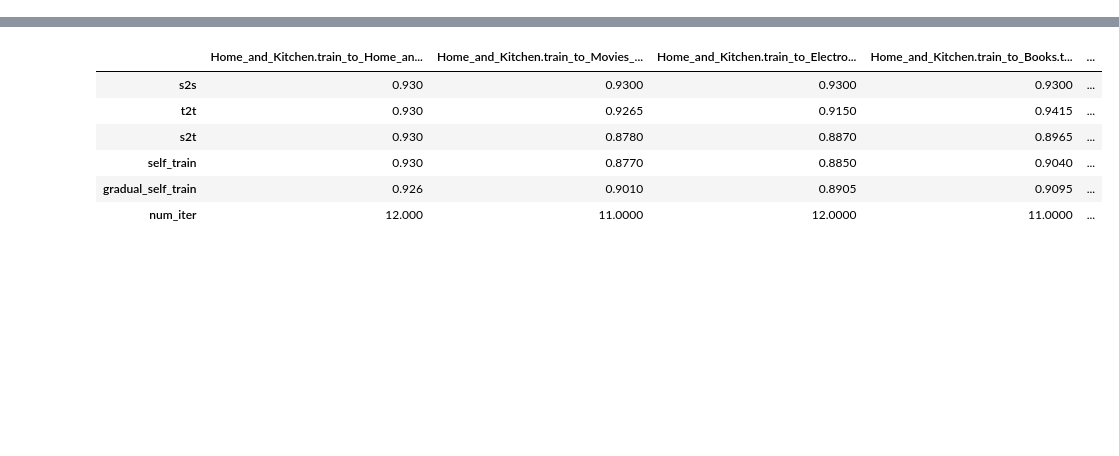
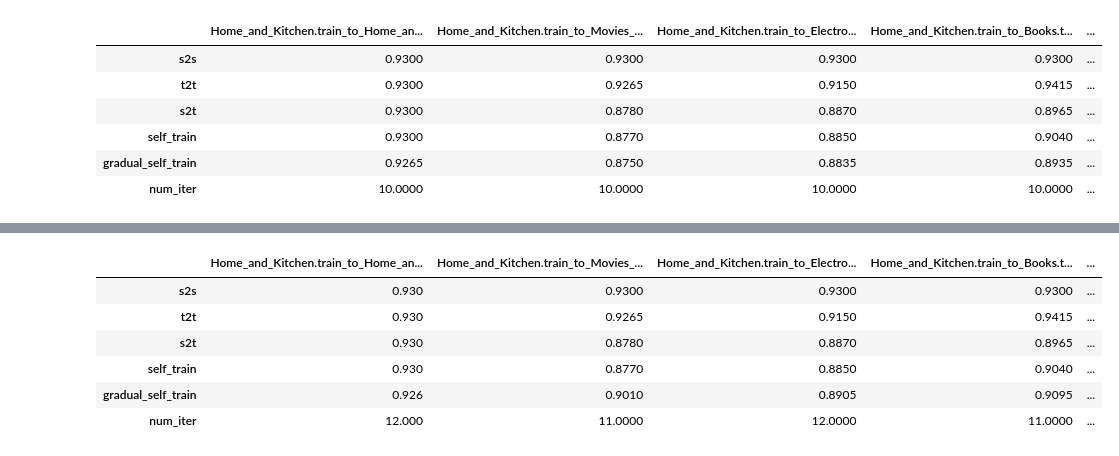
Before and after one commit to zycalice/domain-adaptation-nlp, a Jupyter notebook: notebooks/few_labels.ipynb, the cells around one changed output, grey strips where cells are left out. Cells and saved outputs as stored; diff of their text form; code cells hidden in the pictures; blank space fills up the shorter version.

```diff
--- a/notebooks/few_labels.ipynb
+++ b/notebooks/few_labels.ipynb
@@ -5,6 +5,12 @@ import pandas as pd
 # %%
 data_path = "/Users/yuchen.zhang/Documents/Projects/domain-adaptation-nlp/outputs/"
 # %%
+with open (data_path + "accuracies_ti_amazon_dist_unblc_c0.1.json" ,"r") as f:
+    no_fs_no_blc_dist = json.load(f)
+
+with open (data_path + "accuracies_ti_amazon_conf_unblc_c0.1.json" ,"r") as f:
+    no_fs_no_blc_conf = json.load(f)
+
 with open (data_path + "accuracies_ti_amazon_dist_blc_c0.1.json" ,"r") as f:
     no_fs_dist = json.load(f)
 
@@ -17,7 +23,19 @@ with open (data_path + "accuracies_ti_amazon_conf_blc_c0.1_fs_least.json" ,"r")
 with open (data_path + "accuracies_ti_amazon_conf_blc_c0.1_fs_random.json" ,"r") as f:
     fs_random = json.load(f)
 # %%
+no_fs_no_blc_dist_df = pd.DataFrame.from_dict(no_fs_no_blc_dist)
+no_fs_no_blc_conf_df = pd.DataFrame.from_dict(no_fs_no_blc_conf)
 no_fs_dist_df = pd.DataFrame.from_dict(no_dist_fs)
 no_fs_df = pd.DataFrame.from_dict(no_fs)
 fs_least_df = pd.DataFrame.from_dict(fs_least)
 fs_random_df = pd.DataFrame.from_dict(fs_random)
+# %%
+no_fs_no_blc_dist_df
+# %% [output]
+|  | Home_and_Kitchen.train_to_Home_an... | Home_and_Kitchen.train_to_Movies_... | Home_and_Kitchen.train_to_Electro... | Home_and_Kitchen.train_to_Books.t... | ... |
+| s2s | 0.9300 | 0.9300 | 0.9300 | 0.9300 | ... |
+| t2t | 0.9300 | 0.9265 | 0.9150 | 0.9415 | ... |
+| s2t | 0.9300 | 0.8780 | 0.8870 | 0.8965 | ... |
+| self_train | 0.9300 | 0.8770 | 0.8850 | 0.9040 | ... |
+| gradual_self_train | 0.9265 | 0.8750 | 0.8835 | 0.8935 | ... |
+| num_iter | 10.0000 | 10.0000 | 10.0000 | 10.0000 | ... |
```
Also changed, not shown: parts of 1 cell of this notebook, 1 other file.
